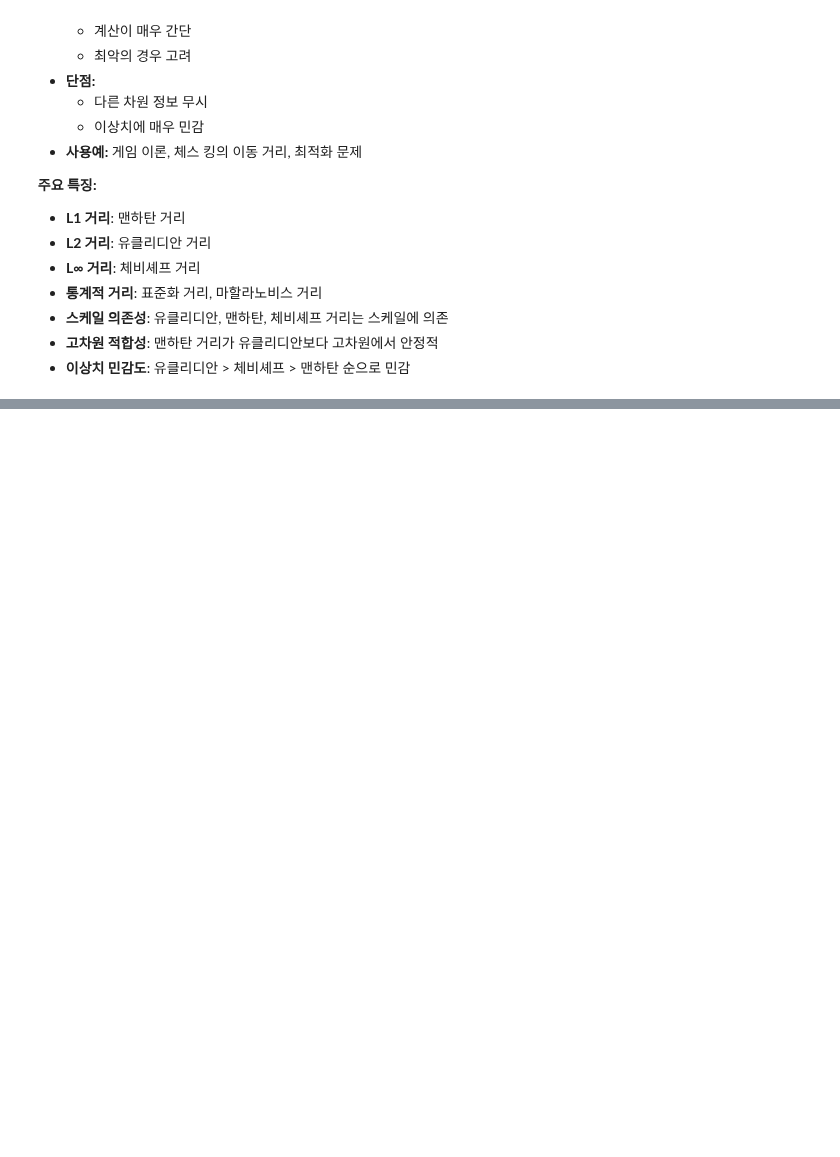
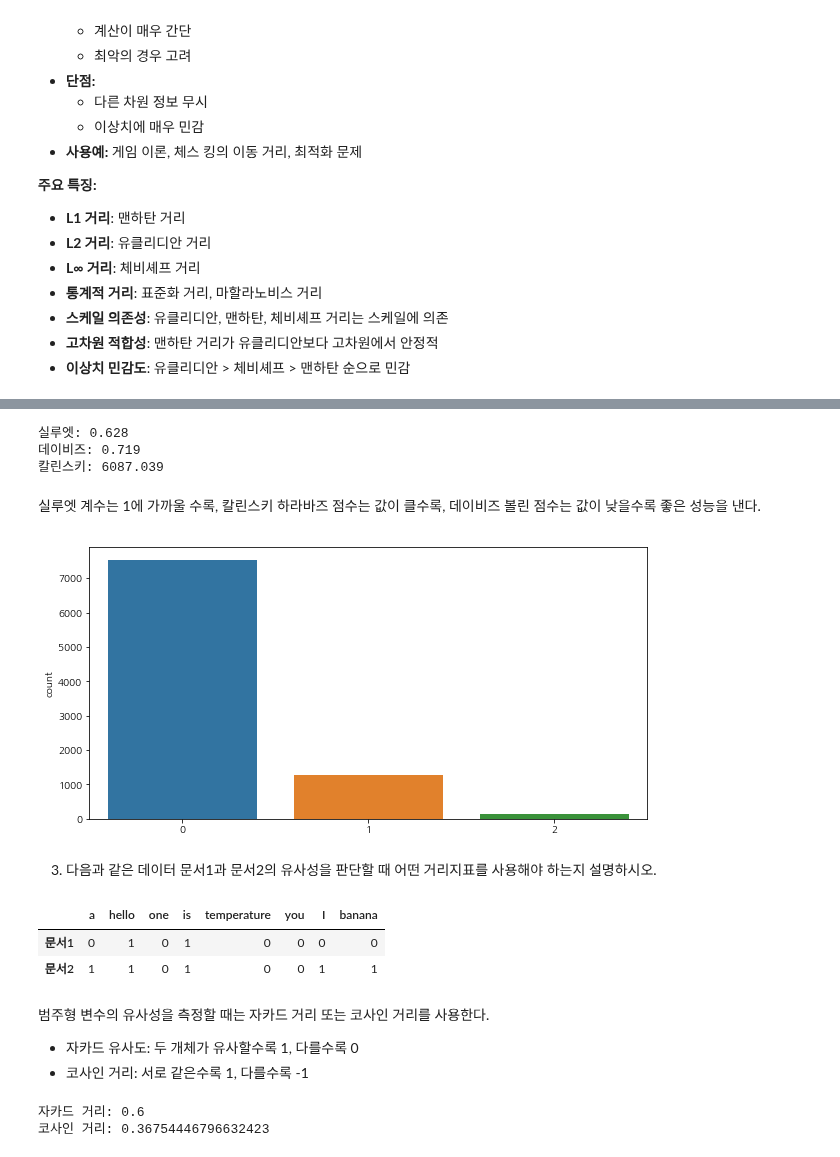
Before and after one commit to qiwerr1004/ADP_go, a Jupyter notebook: final/book/Chap11. 모델 평가지표와 거리지표.ipynb, the cells around one changed output, grey strips where cells are left out. Saved outputs shown, nothing was run; the diff lists cells and outputs as text; code cells hidden in the pictures; blank space fills up the shorter version.

```diff
--- a/final/book/Chap11. 모델 평가지표와 거리지표.ipynb
+++ b/final/book/Chap11. 모델 평가지표와 거리지표.ipynb
@@ -946,0 +1262,3 @@ weighted avg       0.68      0.67      0.66        45
+# %%
+dt = pd.read_csv('https://raw.githubusercontent.com/algoboni/pythoncodebook1-1/main/practice10_credit_card.csv')
+display(dt.head(3))
@@ -946,0 +1275,53 @@ weighted avg       0.68      0.67      0.66        45
+# %%
+from sklearn.cluster import KMeans
+from sklearn.metrics import silhouette_score, davies_bouldin_score, calinski_harabasz_score
+
+x = dt.drop(columns=['CUST_ID'])
+kmeans = KMeans(n_clusters=3)
+kmeans.fit(x)
+
+cluster = kmeans.predict(x)
+
+f_list = [silhouette_score, davies_bouldin_score, calinski_harabasz_score]
+title = ['실루엣', '데이비즈', '칼린스키']
+
+for f, t in zip(f_list, title):
+    score = f(x, cluster)
+    print(f"{t}: {score:.3f}")
+# %% [output]
+실루엣: 0.628
+데이비즈: 0.719
+칼린스키: 6087.039
+# %% [markdown]
+실루엣 계수는 1에 가까울 수록, 칼린스키 하라바즈 점수는 값이 클수록, 데이비즈 볼린 점수는 값이 낮을수록 좋은 성능을 낸다.
+# %%
+plt.figure(figsize=(10, 5))
+sns.countplot(cluster)
+plt.show()
+# %% [output]
+[figure, added]
+# %% [markdown]
+3. 다음과 같은 데이터 문서1과 문서2의 유사성을 판단할 때 어떤 거리지표를 사용해야 하는지 설명하시오.
+# %%
+from pandas import DataFrame
+table = DataFrame([[0,1,0,1,0,0,0,0], [1,1,0,1,0,0,1,1]], index=['문서1', '문서2'], columns=['a', 'hello', 'one', 'is', 'temperature', 'you', 'I', 'banana'])
+display(table)
+# %% [output]
+|  | a | hello | one | is | temperature | you | I | banana |
+| 문서1 | 0 | 1 | 0 | 1 | 0 | 0 | 0 | 0 |
+| 문서2 | 1 | 1 | 0 | 1 | 0 | 0 | 1 | 1 |
+# %% [markdown]
+범주형 변수의 유사성을 측정할 때는 자카드 거리 또는 코사인 거리를 사용한다.
+- 자카드 유사도: 두 개체가 유사할수록 1, 다를수록 0
+- 코사인 거리: 서로 같은수록 1, 다를수록 -1
+# %%
+from sklearn.metrics import pairwise_distances
+
+jac = pairwise_distances(table.values, metric='jaccard')[0][1]
+cos = pairwise_distances(table.values, metric='cosine')[0][1]
+
+print(f"자카드 거리: {jac}")
+print(f"코사인 거리: {cos}")
+# %% [output]
+자카드 거리: 0.6
+코사인 거리: 0.36754446796632423
```
Also changed, not shown: parts of 29 cells of this notebook.
